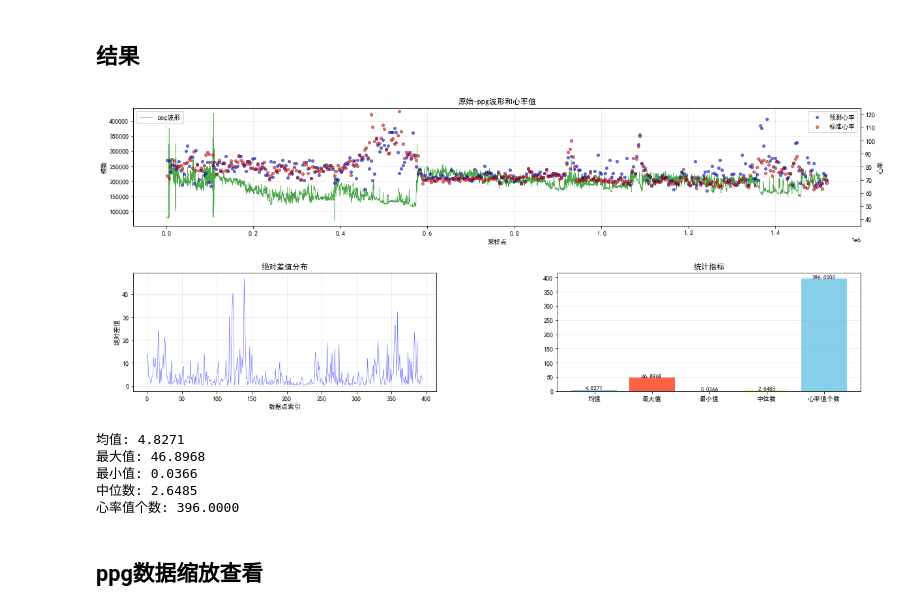
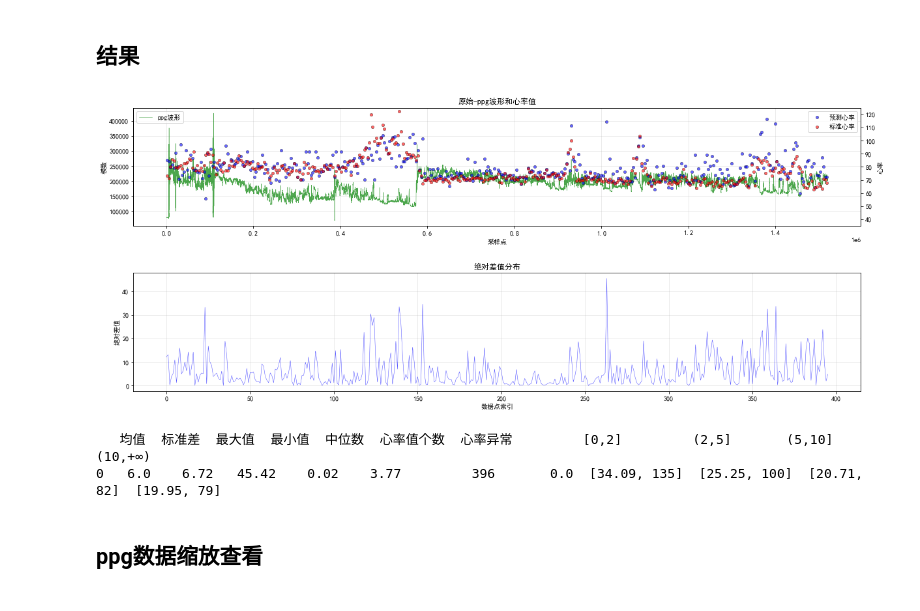
Before and after one commit to wyf34/PPG-Heart-Rate-Monitoring, a Jupyter notebook: PPG信号检测.ipynb, the cells around one changed output. Drawn from its saved outputs; the diff is of its cells as text; code cells hidden in the pictures.

```diff
--- a/PPG信号检测.ipynb
+++ b/PPG信号检测.ipynb
@@ -297,27 +619,39 @@ if __name__ == "__main__":
     ref_hr = []
     n = 0
     # 以30s为一段进行计算
+#     cal_label = 'heart_rate_mean'
+    cal_label = 'heart_rate_median'
+    result_list = {}
     for i in range(0, len(ppg_phase0), 128*30):
         noisy_ppg = ppg_phase0[i:i+128*30]
-        results = processor.process_pipeline(noisy_ppg, visualize=False)
-        if results['heart_rate'] is None:
+        IMU_x_phase0 = IMU_X_phase0[i:i+128*30]
+        IMU_y_phase0 = IMU_Y_phase0[i:i+128*30]
+        IMU_z_phase0 = IMU_Z_phase0[i:i+128*30]
+        results = processor.process_pipeline(noisy_ppg, IMU_x_phase0,IMU_y_phase0,IMU_z_phase0)
+        if results[cal_label] is None:
             n = n + 1
             continue
         id_ori.append(i+1920)  # 以每段中间作为心率中位数的时间点
-        hr_ori.append(results['heart_rate'] )
+        hr_ori.append(results[cal_label])
         ref_hr.append(ref_hr_phase0[n])
+        if n < 10:
+            result_list[f'loop_{i}'] = results
         n = n + 1
 
+    result_all = pd.DataFrame(result_list).T
+    result_all.drop(columns=['heart_rate_mean','heart_rate_median'],inplace = True)
     # 评价指标
     data_ori = ppg_phase0.copy()
     list0 = id_ori.copy()
     list1 = hr_ori.copy()
     list2 = ref_hr.copy()
-    # 计算绝对差值和统计指标
-    abs_diff = np.abs(np.array(list1) - np.array(list2))
-    stats = [np.mean(abs_diff), np.max(abs_diff), np.min(abs_diff), np.median(abs_diff),len(list0)]
-    labels = ['均值', '最大值', '最小值', '中位数','心率值个数']
+    # 计算统计指标
+    heart_rate_state = processor.evaluate_heart_rate(list2,list1)
+    heart_rate_state = pd.DataFrame(heart_rate_state)
 
+    with pd.ExcelWriter('output.xlsx', engine='openpyxl') as writer:
+        heart_rate_state.to_excel(writer, sheet_name='心率评价', index=False)  # sheet1
+        result_all.to_excel(writer, sheet_name='过程评价', index=False)  # sheet2
 
     fig = plt.figure(figsize=(20, 8))
 
@@ -331,56 +665,49 @@ if __name__ == "__main__":
     ax1 = fig.add_subplot(gs[0, :])
 
     # 第二行两个小图
-    ax2 = fig.add_subplot(gs[1, 0])
-    ax3 = fig.add_subplot(gs[1, 1])
+    ax2 = fig.add_subplot(gs[1, :])
+#     ax3 = fig.add_subplot(gs[1, 1])
 
     # 在第一行绘制
     ax1.plot(data_ori, 'g-', alpha=0.7, linewidth=0.5, label='ppg波形')
     # ax1.set_title(f'原始-ppg波形和心率值-{heart_rate:.0f}')  # 无小数
     ax1.set_title('原始-ppg波形和心率值' )
     ax1.set_xlabel('采样点')
     ax1.set_ylabel('模数')
 
     ax1_right1 = ax1.twinx()
     ax1_right1.scatter(list0, list1, alpha=0.6, s=20, c='blue', edgecolors='black', linewidth=0.5, label='预测心率')
     ax1_right1.scatter(list0, list2, alpha=0.6, s=20, c='red', edgecolors='black', linewidth=0.5, label='标准心率')
     ax1_right1.set_ylabel('心率')
     ax1_right1.set_ylim(35, 125)
 
     ax1.legend(loc='upper left')  # 自动选择最佳位置
     ax1_right1.legend(loc='upper right')
     ax1.grid(True, alpha=0.3)
 
     # 左图: 绝对差值折线
-    ax2.plot(abs_diff, 'b-', alpha=0.7, linewidth=0.5)
+    df_exploded = heart_rate_state.explode('差值')
+#   print(df_exploded['差值'])
+    ax2.plot(list(df_exploded['差值']), 'b-', alpha=0.7, linewidth=0.5)
     ax2.set_xlabel('数据点索引')
     ax2.set_ylabel('绝对差值')
     ax2.set_title('绝对差值分布')
     ax2.grid(True, alpha=0.3)
 
-    # 右图: 统计指标
-    bars = ax3.bar(labels, stats, color=['skyblue', 'tomato', 'limegreen', 'gold'])
-    ax3.set_title('统计指标')
-    ax3.grid(True, alpha=0.3, axis='y')
-
-    # 添加数值标签
-    for bar, value in zip(bars, stats):
-        ax3.text(bar.get_x() + bar.get_width()/2, bar.get_height() + 0.01,
-                  f'{value:.4f}', ha='center', fontsize=9)
-
     plt.tight_layout()
     plt.show()
 
     # 输出结果
-    for label, value in zip(labels, stats):
-        print(f"{label}: {value:.4f}")
+
+    # 设置pandas显示选项，修复中文对齐
+    pd.set_option('display.unicode.east_asian_width', True)
+    pd.set_option('display.expand_frame_repr', False)  # 禁用换行显示
+    pd.set_option('display.width', 0)  # 自动检测终端宽度
+    print(heart_rate_state.drop(columns=['差值']))
 # %% [output]
-[figure, old version]
+[figure, new version]
-均值: 4.8271
-最大值: 46.8968
-最小值: 0.0366
-中位数: 2.6485
-心率值个数: 396.0000
+   均值  标准差  最大值  最小值  中位数  心率值个数  心率异常         [0,2]         (2,5]       (5,10]      (10,+∞)
+0   6.0    6.72   45.42    0.02    3.77         396       0.0  [34.09, 135]  [25.25, 100]  [20.71, 82]  [19.95, 79]
 # %% [markdown]
 ## ppg数据缩放查看
 # %%
```
Also changed, not shown: parts of 2 cells of this notebook, 2 other files.
